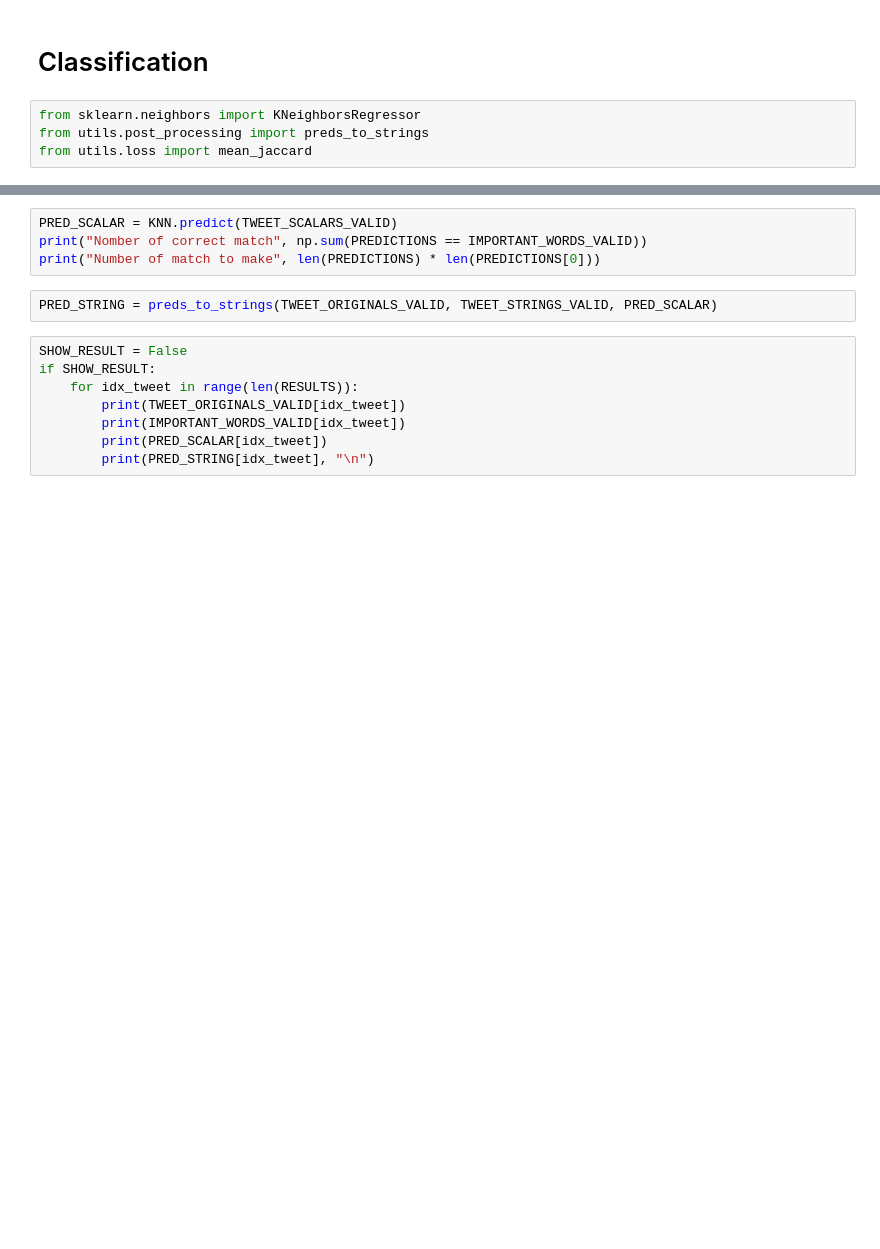
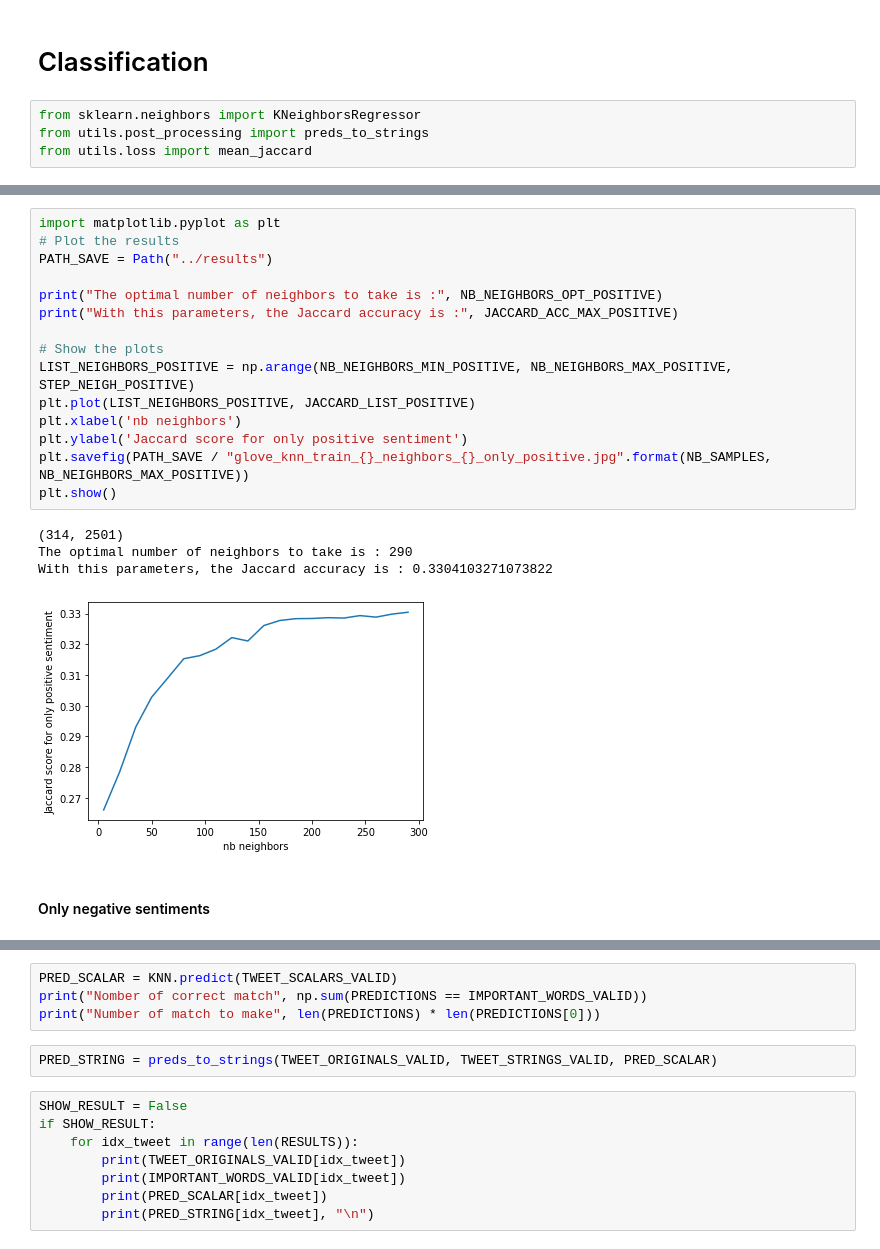
Before and after one commit to theovincent/TweetSentimentExtraction, a Jupyter notebook: src/tweets_sentiments_extraction_glove.ipynb, the cells around one changed output, grey strips where cells are left out. Cells and saved outputs as stored; diff of their text form; blank space fills up the shorter version.

```diff
--- a/src/tweets_sentiments_extraction_glove.ipynb
+++ b/src/tweets_sentiments_extraction_glove.ipynb
@@ -196,0 +423,22 @@ plt.show()
+# %%
+import matplotlib.pyplot as plt
+# Plot the results
+PATH_SAVE = Path("../results")
+
+print("The optimal number of neighbors to take is :", NB_NEIGHBORS_OPT_POSITIVE)
+print("With this parameters, the Jaccard accuracy is :", JACCARD_ACC_MAX_POSITIVE)
+
+# Show the plots
+LIST_NEIGHBORS_POSITIVE = np.arange(NB_NEIGHBORS_MIN_POSITIVE, NB_NEIGHBORS_MAX_POSITIVE, STEP_NEIGH_POSITIVE)
+plt.plot(LIST_NEIGHBORS_POSITIVE, JACCARD_LIST_POSITIVE)
+plt.xlabel('nb neighbors')
+plt.ylabel('Jaccard score for only positive sentiment')
+plt.savefig(PATH_SAVE / "glove_knn_train_{}_neighbors_{}_only_positive.jpg".format(NB_SAMPLES, NB_NEIGHBORS_MAX_POSITIVE))
+plt.show()
+# %% [output]
+(314, 2501)
+The optimal number of neighbors to take is : 290
+With this parameters, the Jaccard accuracy is : 0.3304103271073822
+[figure, added]
+# %% [markdown]
+#### Only negative sentiments
```
Also changed, not shown: parts of 19 cells of this notebook.
